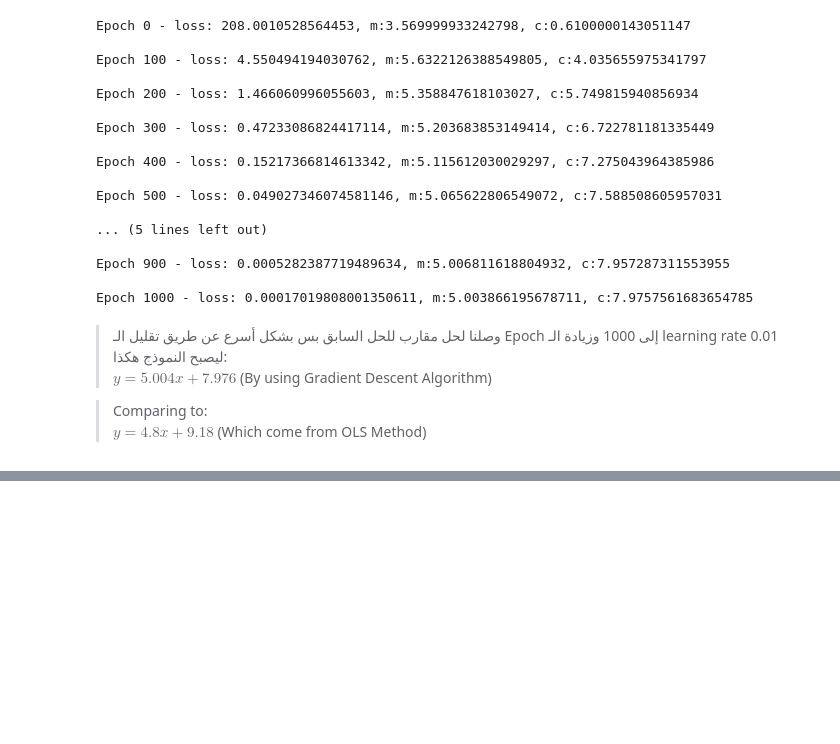
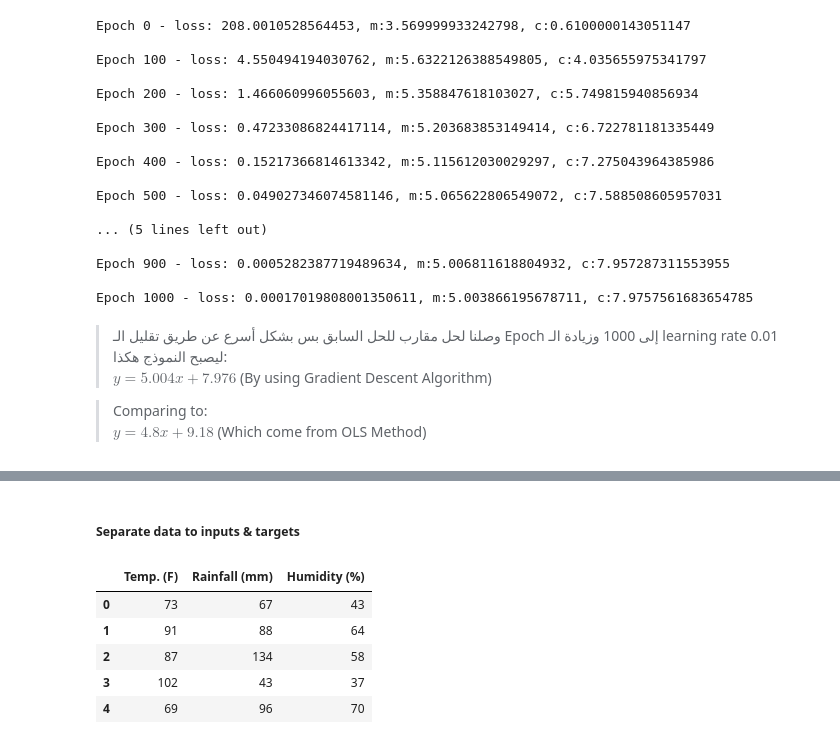
Before and after one commit to JBadawood/Machine_Learning, a Jupyter notebook: Linear_Regression/Linear_Regression.ipynb, the cells around one changed output, grey strips where cells are left out. Saved outputs shown, nothing was run; the diff lists cells and outputs as text; code cells hidden in the pictures; blank space fills up the shorter version.

```diff
--- a/Linear_Regression/Linear_Regression.ipynb
+++ b/Linear_Regression/Linear_Regression.ipynb
@@ -1591,0 +1617,11 @@ $y=4.8x+9.18$ (Which come from OLS Method)
+# %% [markdown]
+##### Separate data to inputs & targets
+# %%
+data.iloc[:,1:4]
+# %% [output]
+|  | Temp. (F) | Rainfall (mm) | Humidity (%) |
+| 0 | 73 | 67 | 43 |
+| 1 | 91 | 88 | 64 |
+| 2 | 87 | 134 | 58 |
+| 3 | 102 | 43 | 37 |
+| 4 | 69 | 96 | 70 |
```
Also changed, not shown: parts of 87 cells of this notebook.
